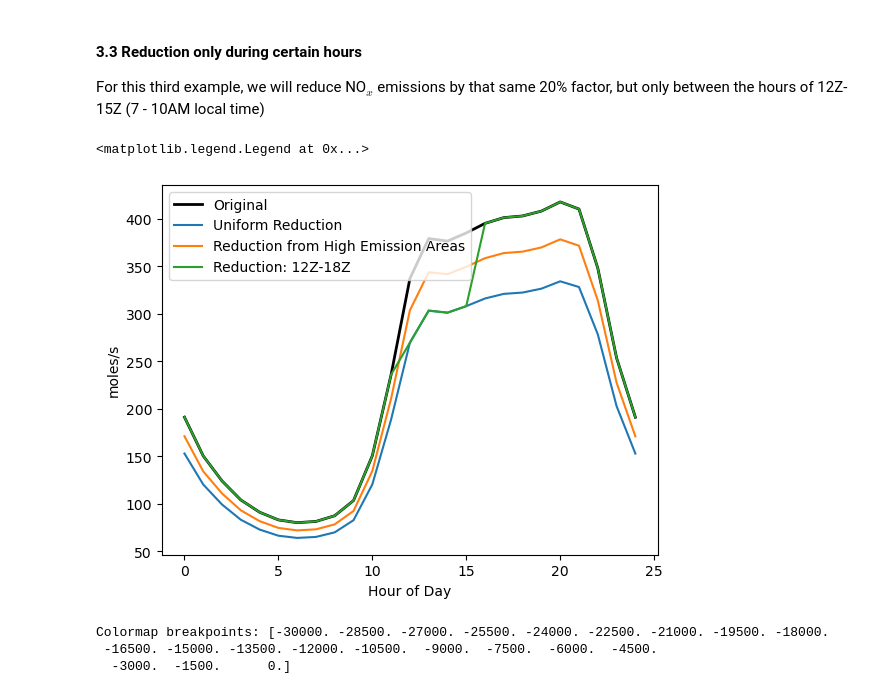
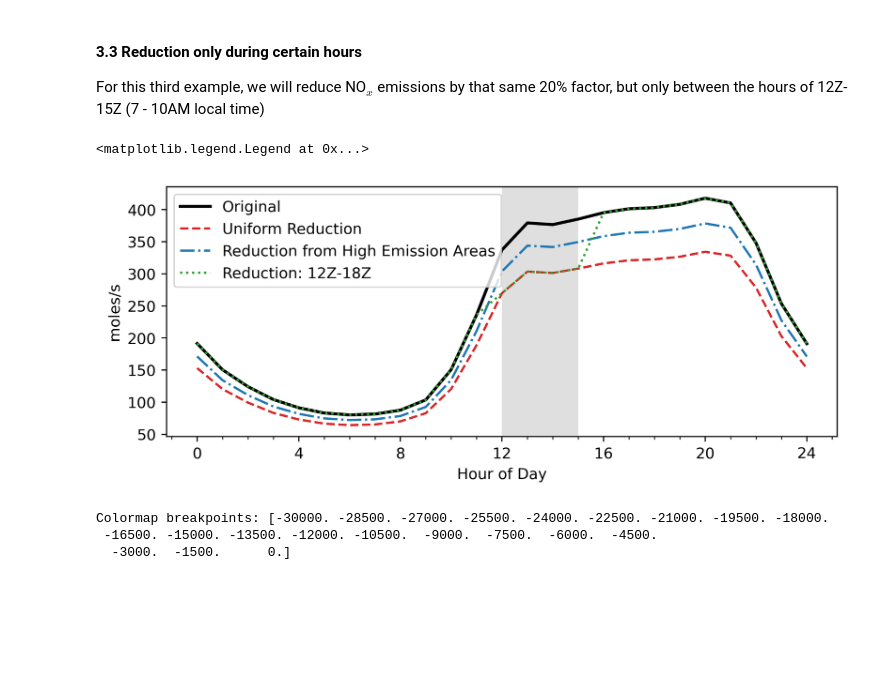
Before and after one commit to needham-michael/cmaq_visualization, a Jupyter notebook: examples/04_cmaq_emission_inputs.ipynb, the cells around one changed output. Saved outputs shown, nothing was run; the diff lists cells and outputs as text; code cells hidden in the pictures; blank space fills up the shorter version.

Commit message:
improved quality of timeseries plot

```diff
--- a/examples/04_cmaq_emission_inputs.ipynb
+++ b/examples/04_cmaq_emission_inputs.ipynb
@@ -198,13 +198,16 @@ For this third example, we will reduce NO$_x$ emissions by that same 20% factor,
 # %%
 # Start by copying the original dset_stl
 dset_stl_ex3 = dset_stl.copy()
+
+hr1 = 12
+hr2 = 15
 
 for var in nox:
 
     # Only perform the reduction where mask == True. Otherwise, take values
     # from the original array
     dset_stl_ex3[var] = xr.where(
-        np.logical_and(dset_stl["time.hour"] >= 12, dset_stl["time.hour"] <= 15),
+        np.logical_and(dset_stl["time.hour"] >= hr1, dset_stl["time.hour"] <= hr2),
         dset_stl[var] * factor,
         dset_stl[var],
     )
@@ -215,35 +218,46 @@ nox_change_ex3 = (dset_stl_ex3["NO2"] + dset_stl_ex3["NO"]) - (
 # %%
 # Make a quick plot of the diurnal cycle of total NOx emissions
 
-fig, ax = plt.subplots()
+fig, ax = plt.subplots(figsize=(8, 3), dpi=400)
 
 ax.plot(
     (dset_stl["NO2"] + dset_stl["NO"]).sum(dim=("y", "x")),
     label="Original",
     color="k",
     lw=2,
 )
 
 ax.plot(
     (dset_stl_ex1["NO2"] + dset_stl_ex1["NO"]).sum(dim=("y", "x")),
     label="Uniform Reduction",
+    color="tab:red",
+    ls="--",
 )
 ax.plot(
     (dset_stl_ex2["NO2"] + dset_stl_ex2["NO"]).sum(dim=("y", "x")),
     label="Reduction from High Emission Areas",
+    color="tab:blue",
+    ls="-.",
 )
 ax.plot(
     (dset_stl_ex3["NO2"] + dset_stl_ex3["NO"]).sum(dim=("y", "x")),
     label="Reduction: 12Z-18Z",
+    color="tab:green",
+    ls=":",
 )
 
 ax.set_xlabel("Hour of Day")
 ax.set_ylabel("moles/s")
 
+ax.xaxis.set_major_locator(mpl.ticker.MultipleLocator(4))
+ax.xaxis.set_minor_locator(mpl.ticker.MultipleLocator(1))
+
+ax.axvspan(hr1, hr2, color="grey", ec="none", alpha=0.25)
+
 ax.legend()
 # %% [output]
 <matplotlib.legend.Legend at 0x...>
-[figure, old version]
+[figure, new version]
 # %%
 # Setup the desired colorbar
 vmin = -30000
```
